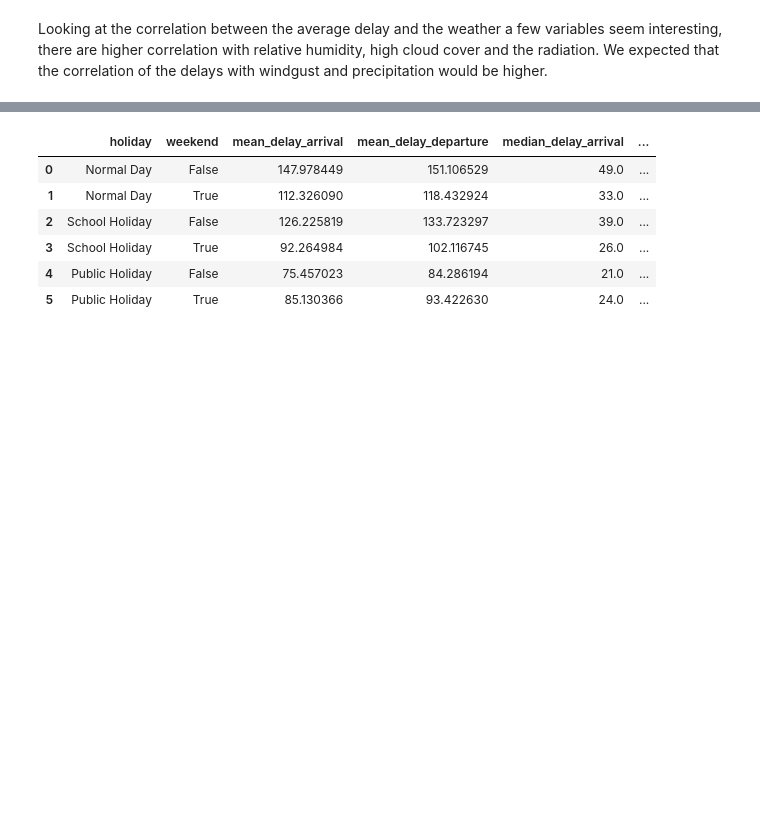
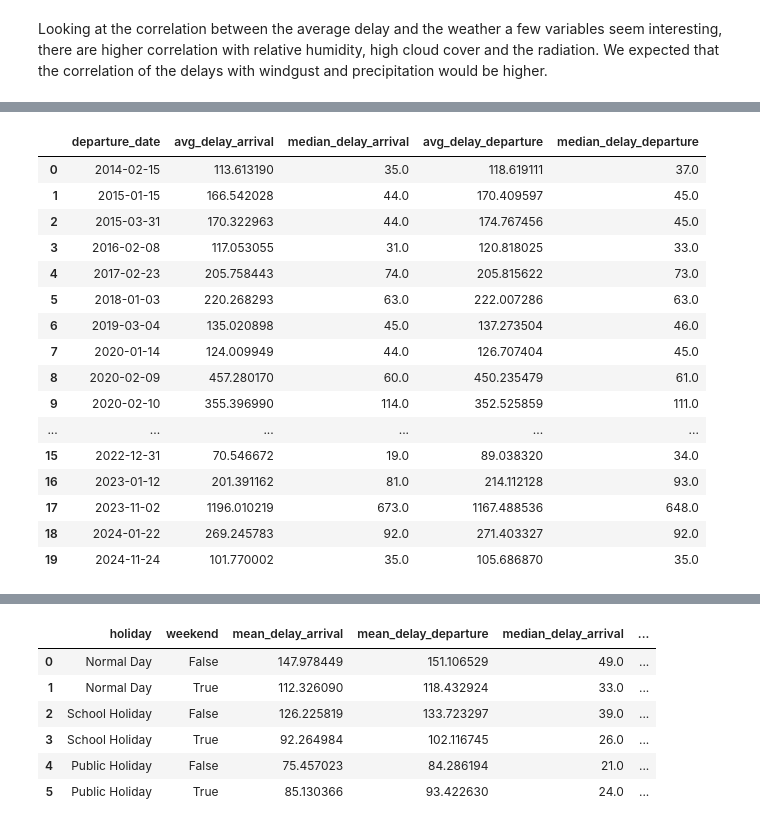
Before and after one commit to LeiY769/DataProject, a Jupyter notebook: eda.ipynb, the cells around one changed output, grey strips where cells are left out. Drawn from its saved outputs; the diff is of its cells as text; code cells hidden in the pictures; blank space fills up the shorter version.

```diff
--- a/eda.ipynb
+++ b/eda.ipynb
@@ -738,0 +783,43 @@ Looking at the correlation between the average delay and the weather a few varia
+# %%
+query = """
+WITH Top20PrecipitationDays AS (
+    SELECT date
+    FROM WEATHER
+    GROUP BY date
+    ORDER BY AVG(wind_speed) DESC
+    LIMIT 20
+),
+DelayStats AS (
+    SELECT
+        TD.departure_date,
+        AVG(TD.delay_arrival) AS avg_delay_arrival,
+        PERCENTILE_CONT(0.5) WITHIN GROUP (ORDER BY TD.delay_arrival) AS median_delay_arrival,
+        AVG(TD.delay_departure) AS avg_delay_departure,
+        PERCENTILE_CONT(0.5) WITHIN GROUP (ORDER BY TD.delay_departure) AS median_delay_departure
+    FROM TRAIN_DATA TD
+    JOIN WEATHER W ON TD.departure_date = W.date
+    WHERE W.date IN (SELECT date FROM Top20PrecipitationDays)
+    GROUP BY TD.departure_date
+)
+SELECT * FROM DelayStats;"""
+
+df = pd.read_sql(sqla.text(query), connection)
+display(df)
+# %% [output]
+|  | departure_date | avg_delay_arrival | median_delay_arrival | avg_delay_departure | median_delay_departure |
+| 0 | 2014-02-15 | 113.613190 | 35.0 | 118.619111 | 37.0 |
+| 1 | 2015-01-15 | 166.542028 | 44.0 | 170.409597 | 45.0 |
+| 2 | 2015-03-31 | 170.322963 | 44.0 | 174.767456 | 45.0 |
+| 3 | 2016-02-08 | 117.053055 | 31.0 | 120.818025 | 33.0 |
+| 4 | 2017-02-23 | 205.758443 | 74.0 | 205.815622 | 73.0 |
+| 5 | 2018-01-03 | 220.268293 | 63.0 | 222.007286 | 63.0 |
+| 6 | 2019-03-04 | 135.020898 | 45.0 | 137.273504 | 46.0 |
+| 7 | 2020-01-14 | 124.009949 | 44.0 | 126.707404 | 45.0 |
+| 8 | 2020-02-09 | 457.280170 | 60.0 | 450.235479 | 61.0 |
+| 9 | 2020-02-10 | 355.396990 | 114.0 | 352.525859 | 111.0 |
+| ... | ... | ... | ... | ... | ... |
+| 15 | 2022-12-31 | 70.546672 | 19.0 | 89.038320 | 34.0 |
+| 16 | 2023-01-12 | 201.391162 | 81.0 | 214.112128 | 93.0 |
+| 17 | 2023-11-02 | 1196.010219 | 673.0 | 1167.488536 | 648.0 |
+| 18 | 2024-01-22 | 269.245783 | 92.0 | 271.403327 | 92.0 |
+| 19 | 2024-11-24 | 101.770002 | 35.0 | 105.686870 | 35.0 |
```
Also changed, not shown: parts of 4 cells of this notebook, 2 other files.
